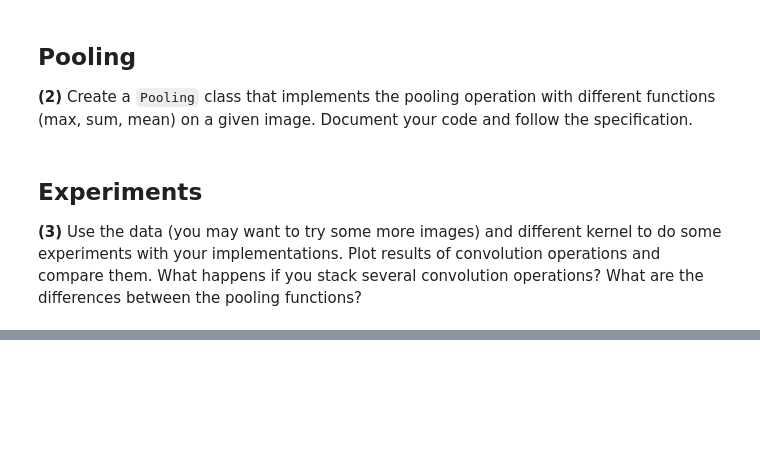
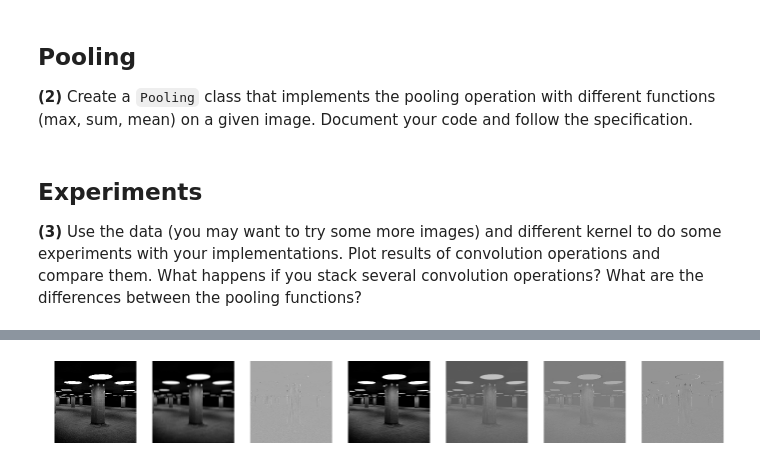
Before and after one commit to christophstach/deep-learning-ubiquitous-tribble, a Jupyter notebook: 1163050_uebung_03/convolution_pooling.ipynb, the cells around one changed output, grey strips where cells are left out. Saved outputs shown, nothing was run; the diff lists cells and outputs as text; code cells hidden in the pictures; blank space fills up the shorter version.

Commit message:
finished conv notebook

```diff
--- a/1163050_uebung_03/convolution_pooling.ipynb
+++ b/1163050_uebung_03/convolution_pooling.ipynb
@@ -73,7 +74,7 @@ class Kernels:
 
         self.sobel_2d = np.array([
             [1., 2., 1.],
-            [0., 0., 0],
+            [0., 0., 0.],
             [-1., -2., -1.]
         ])
 
@@ -249,15 +326,15 @@ class Pooling():
 Use the data (you may want to try some more images) and different kernel to do some experiments with your implementations. Plot results of convolution operations and compare them. What happens if you stack several convolution operations? What are the differences between the pooling functions?
 # %%
 conv1 = Conv(image_dim=img_gry.shape, kernel=Kernels().gauss_2d, stride=1, padding=True, verbose=True)
-conv2 = Conv(image_dim=img_gry.shape, kernel=Kernels().sobel_2d, stride=1, padding=True, verbose=True)
-conv3 = Conv(image_dim=img_gry.shape, kernel=Kernels().edge_detector_2d, stride=1, padding=True, verbose=True)
-conv4 = Conv(image_dim=img_gry.shape, kernel=Kernels().identity_2d, stride=1, padding=True, verbose=True)
-conv5 = Conv(image_dim=img_gry.shape, kernel=Kernels().sharpen_2d, stride=1, padding=True, verbose=True)
-conv6 = Conv(image_dim=img_gry.shape, kernel=Kernels().emboss_2d, stride=1, padding=True, verbose=True)
+conv2 = Conv(image_dim=img_gry.shape, kernel=Kernels().edge_detector_2d, stride=1, padding=True, verbose=True)
+conv3 = Conv(image_dim=img_gry.shape, kernel=Kernels().identity_2d, stride=1, padding=True, verbose=True)
+conv4 = Conv(image_dim=img_gry.shape, kernel=Kernels().sharpen_2d, stride=1, padding=True, verbose=True)
+conv5 = Conv(image_dim=img_gry.shape, kernel=Kernels().emboss_2d, stride=1, padding=True, verbose=True)
+conv6 = Conv(image_dim=img_gry.shape, kernel=Kernels().sobel_2d, stride=1, padding=True, verbose=True)
 
-conv1rgb = Conv(image_dim=img_rgb.shape, kernel=Kernels().gauss_2d, stride=1, padding=False, verbose=True)
-conv2rgb = Conv(image_dim=img_rgb.shape, kernel=Kernels().sobel_2d, stride=1, padding=False, verbose=True)
-conv3rgb = Conv(image_dim=img_rgb.shape, kernel=Kernels().edge_detector_2d, stride=1, padding=False, verbose=True)
-conv4rgb = Conv(image_dim=img_rgb.shape, kernel=Kernels().identity_2d, stride=1, padding=False, verbose=True)
-conv5rgb = Conv(image_dim=img_rgb.shape, kernel=Kernels().sharpen_2d, stride=1, padding=False, verbose=True)
-conv6rgb = Conv(image_dim=img_rgb.shape, kernel=Kernels().emboss_2d, stride=1, padding=False, verbose=True)
+conv1rgb = Conv(image_dim=img_rgb.shape, kernel=Kernels().gauss_2d, stride=1, padding=True, verbose=True)
+conv2rgb = Conv(image_dim=img_rgb.shape, kernel=Kernels().edge_detector_2d, stride=1, padding=True, verbose=True)
+conv3rgb = Conv(image_dim=img_rgb.shape, kernel=Kernels().identity_2d, stride=1, padding=True, verbose=True)
+conv4rgb = Conv(image_dim=img_rgb.shape, kernel=Kernels().sharpen_2d, stride=1, padding=True, verbose=True)
+conv5rgb = Conv(image_dim=img_rgb.shape, kernel=Kernels().emboss_2d, stride=1, padding=True, verbose=True)
+conv6rgb = Conv(image_dim=img_rgb.shape, kernel=Kernels().sobel_2d, stride=1, padding=True, verbose=True)
@@ -288,0 +341,17 @@ axis[1, 6].imshow(img_rgb)
+# %%
+imgs = [
+    img_gry,
+    conv1.forward(img_gry),
+    conv2.forward(img_gry),
+    conv3.forward(img_gry),
+    conv4.forward(img_gry),
+    conv5.forward(img_gry),
+    conv6.forward(img_gry)
+]
+
+fig, axis = plt.subplots(1, len(imgs), figsize=(24, 24))
+for i in range(len(imgs)):
+    axis[i].axis('off')
+    axis[i].imshow(imgs[i], cmap="Greys_r")
+# %% [output]
+[figure, added]
```
Also changed, not shown: parts of 7 cells of this notebook.
